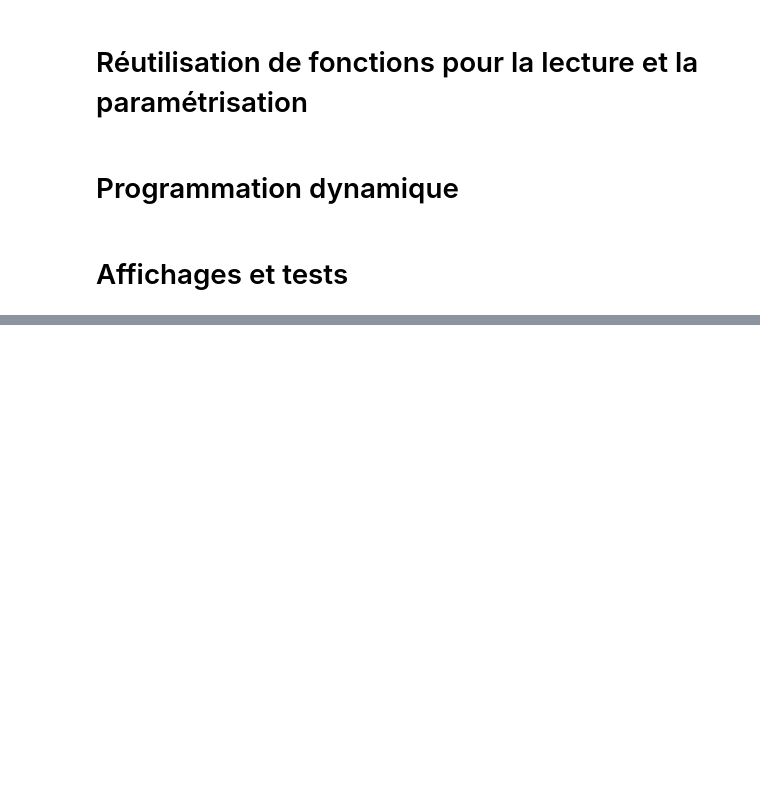
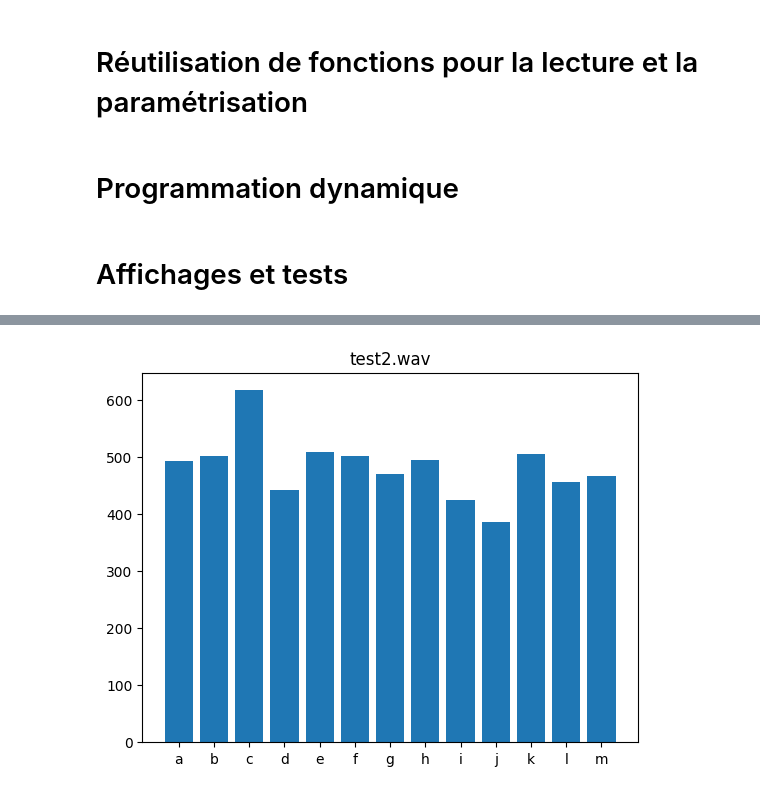
Before and after one commit to loanBRNT/automatic_speech_processing, a Jupyter notebook: TP4/notebook_TP4_TAP.ipynb, the cells around one changed output, grey strips where cells are left out. Cells and saved outputs as stored; diff of their text form; code cells hidden in the pictures; blank space fills up the shorter version.

```diff
--- a/TP4/notebook_TP4_TAP.ipynb
+++ b/TP4/notebook_TP4_TAP.ipynb
@@ -189,0 +190,8 @@ AttributeError: 'AxesSubplot' object has no attribute 'xticks'
+# %%
+# Affichage score final
+
+plt.bar(n,mat_cout[13],)
+plt.title(nom_fic_obs[13])
+plt.show()
+# %% [output]
+[figure, added]
```
Also changed, not shown: parts of 5 cells of this notebook, 4 other files.
